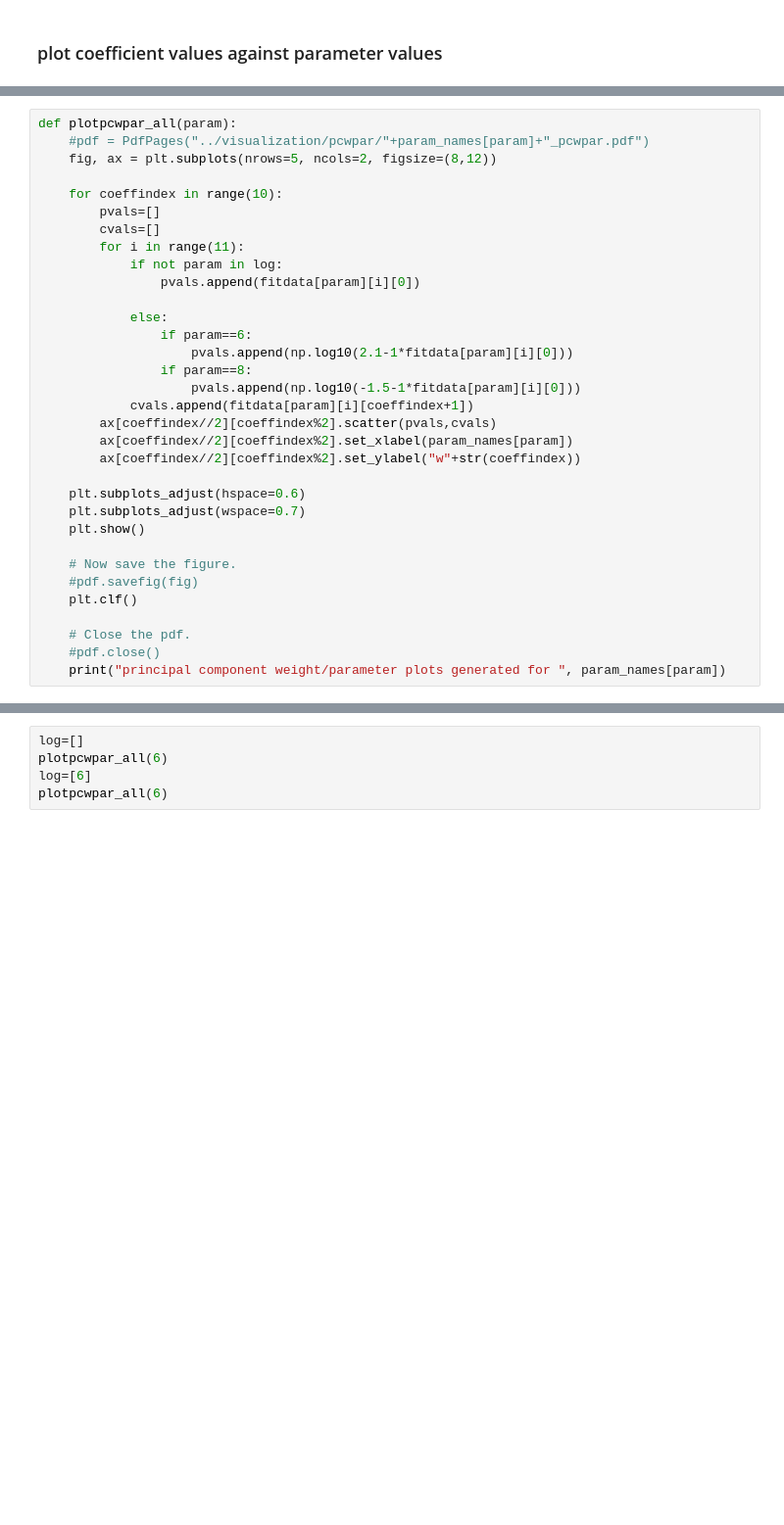
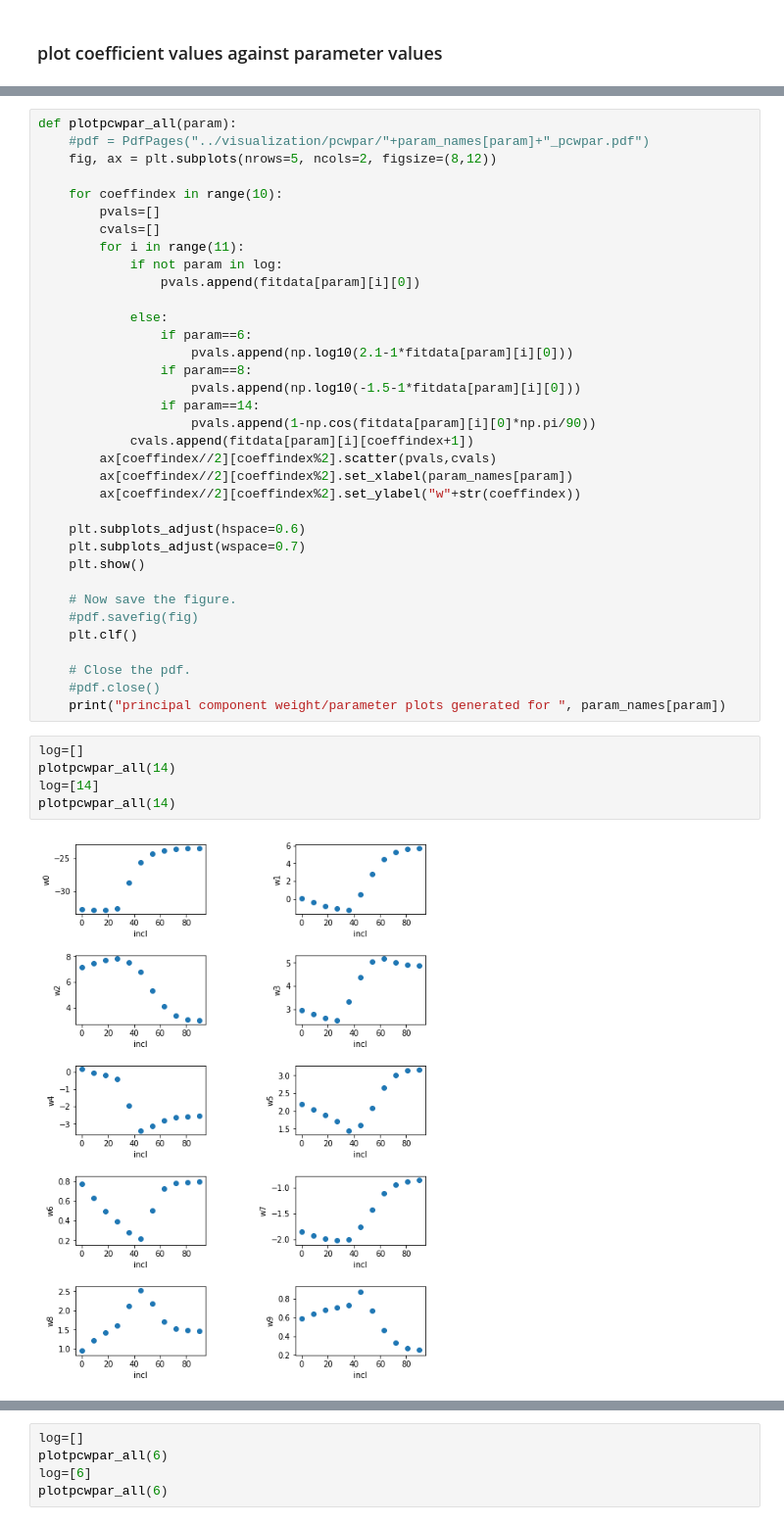
Before and after one commit to elizabethteng/crassula, a Jupyter notebook: 1d_pcw_transform.ipynb, the cells around one changed output, grey strips where cells are left out. Shown at 98% size. Drawn from its saved outputs; the diff is of its cells as text; blank space fills up the shorter version.

```diff
--- a/1d_pcw_transform.ipynb
+++ b/1d_pcw_transform.ipynb
@@ -140,6 +126,8 @@ def plotpcwpar_all(param):
                     pvals.append(np.log10(2.1-1*fitdata[param][i][0]))
                 if param==8:
                     pvals.append(np.log10(-1.5-1*fitdata[param][i][0]))
+                if param==14:
+                    pvals.append(1-np.cos(fitdata[param][i][0]*np.pi/90))
             cvals.append(fitdata[param][i][coeffindex+1])
         ax[coeffindex//2][coeffindex%2].scatter(pvals,cvals)
         ax[coeffindex//2][coeffindex%2].set_xlabel(param_names[param])
@@ -156,3 +144,10 @@ def plotpcwpar_all(param):
     # Close the pdf.
     #pdf.close()
     print("principal component weight/parameter plots generated for ", param_names[param])
+# %%
+log=[]
+plotpcwpar_all(14)
+log=[14]
+plotpcwpar_all(14)
+# %% [output]
+[figure, added]
```
Also changed, not shown: parts of 6 cells of this notebook.
